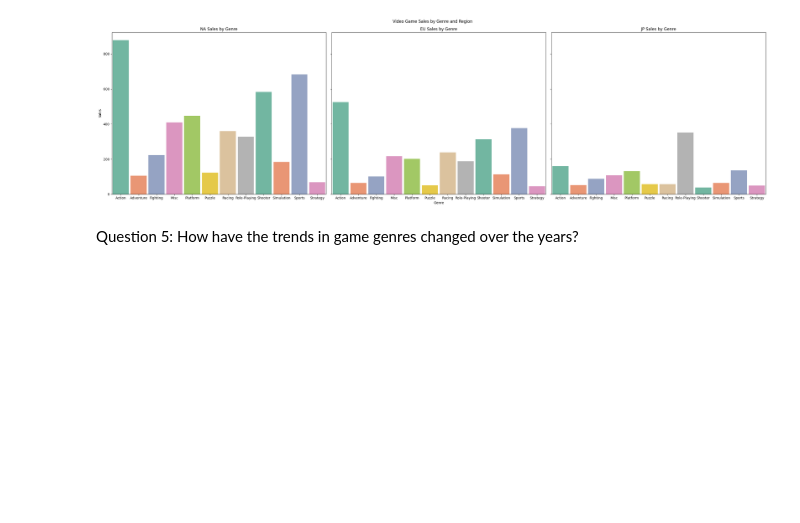
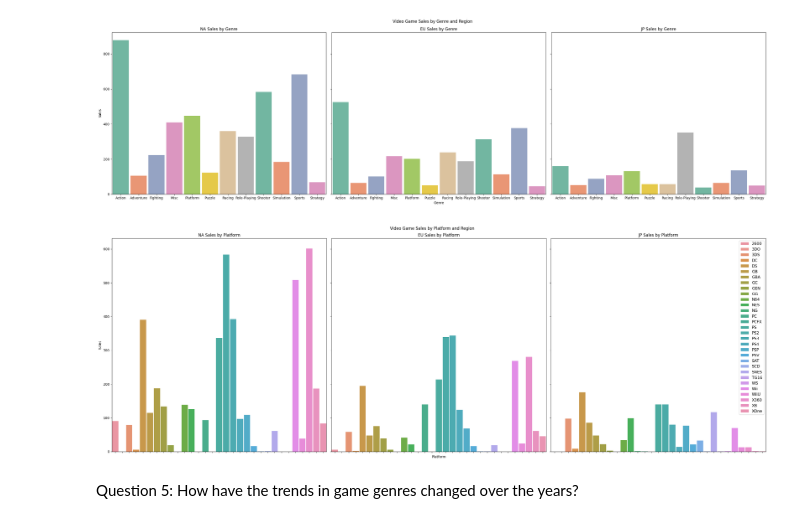
Before and after one commit to nstanfield/Video-Game-Sales-Analysis, a Jupyter notebook: Game_Sales_Analysis.ipynb, the cells around one changed output. Cells and saved outputs as stored; diff of their text form; code cells hidden in the pictures; blank space fills up the shorter version.

```diff
--- a/Game_Sales_Analysis.ipynb
+++ b/Game_Sales_Analysis.ipynb
@@ -431,6 +431,27 @@ axes[2].set_title('JP Sales by Genre')
 plt.tight_layout()
 # %% [output]
 [figure]
+# %%
+game_sales_plat_na = game_sales.groupby('Platform')['NA_Sales'].sum()
+game_sales_plat_eu = game_sales.groupby('Platform')['EU_Sales'].sum()
+game_sales_plat_jp = game_sales.groupby('Platform')['JP_Sales'].sum()
+game_sales_plat_na_f = pd.DataFrame(list(zip(game_sales_plat_na.index.to_list(), game_sales_plat_na.to_list())), columns=['Platform', 'NA_Sales'])
+game_sales_plat_eu_f = pd.DataFrame(list(zip(game_sales_plat_eu.index.to_list(), game_sales_plat_eu.to_list())), columns=['Platform', 'NA_Sales'])
+game_sales_plat_jp_f = pd.DataFrame(list(zip(game_sales_plat_jp.index.to_list(), game_sales_plat_jp.to_list())), columns=['Platform', 'NA_Sales'])
+figure, axes = plt.subplots(1, 3, figsize=(28,10), sharey=True)
+figure.suptitle('Video Game Sales by Platform and Region')
+sns.barplot(data=game_sales_plat_na_f, x='Platform', y='NA_Sales', hue='Platform', ax=axes[0], width=0.9, dodge=False)
+axes[0].set(title='NA Sales by Platform',ylabel='Sales',xlabel='',xticklabels=[])
+axes[0].legend([],[], frameon=False)
+sns.barplot(data=game_sales_plat_eu_f, x='Platform', y='NA_Sales', hue='Platform', ax=axes[1], width=0.9, dodge=False)
+axes[1].set(title='EU Sales by Platform',ylabel='',xlabel='Platform',xticklabels=[])
+axes[1].legend([],[], frameon=False)
+sns.barplot(data=game_sales_plat_jp_f, x='Platform', y='NA_Sales', hue='Platform', ax=axes[2], width=0.9, dodge=False)
+axes[2].set(title='JP Sales by Platform',ylabel='',xlabel='',xticklabels=[])
+plt.legend(fontsize=11.8, loc='upper right')
+plt.tight_layout()
+# %% [output]
+[figure, added]
 # %% [markdown]
 Question 5: How have the trends in game genres changed over the years?
 # %% [markdown]
```
